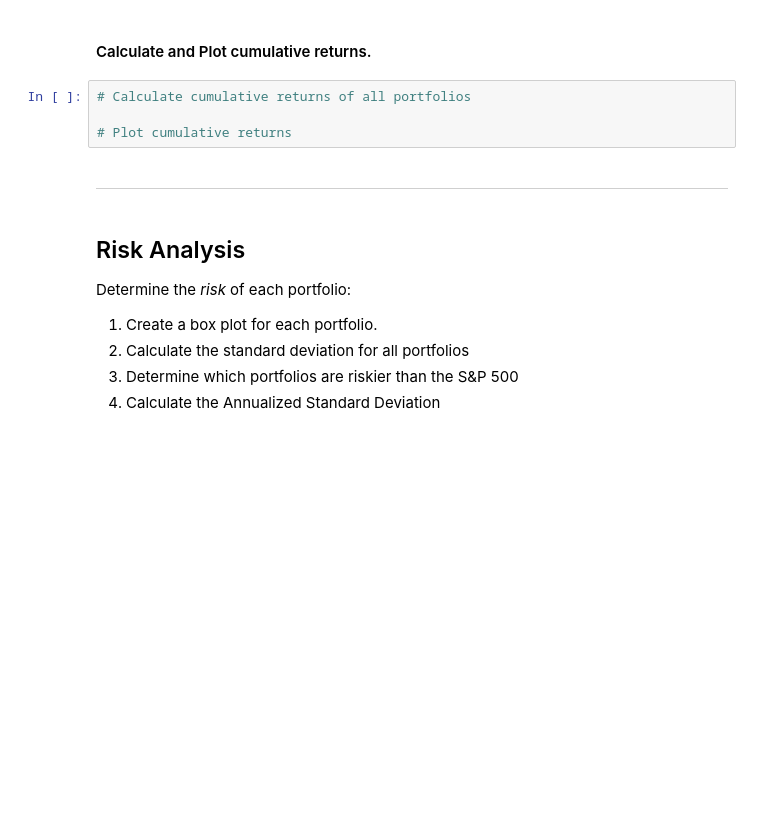
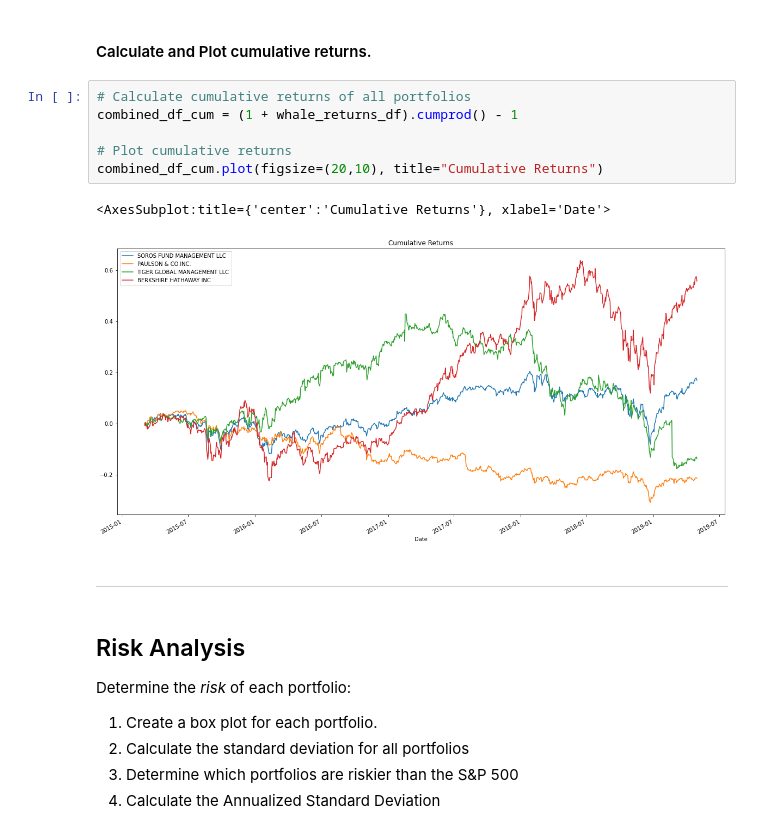
Before and after one commit to chapmanmong/unit3-4-assignment, a Jupyter notebook: whale_analysis.ipynb, the cells around one changed output. Cells and saved outputs as stored; diff of their text form; blank space fills up the shorter version.

```diff
--- a/whale_analysis.ipynb
+++ b/whale_analysis.ipynb
@@ -153,8 +167,13 @@ In this section, you will calculate and visualize performance and risk metrics f
 #### Calculate and Plot cumulative returns.
 # %%
 # Calculate cumulative returns of all portfolios
+combined_df_cum = (1 + whale_returns_df).cumprod() - 1
 
 # Plot cumulative returns
+combined_df_cum.plot(figsize=(20,10), title="Cumulative Returns")
+# %% [output]
+<AxesSubplot:title={'center':'Cumulative Returns'}, xlabel='Date'>
+[figure, added]
 # %% [markdown]
 ---
 # %% [markdown]
```
Also changed, not shown: parts of 29 cells of this notebook.
